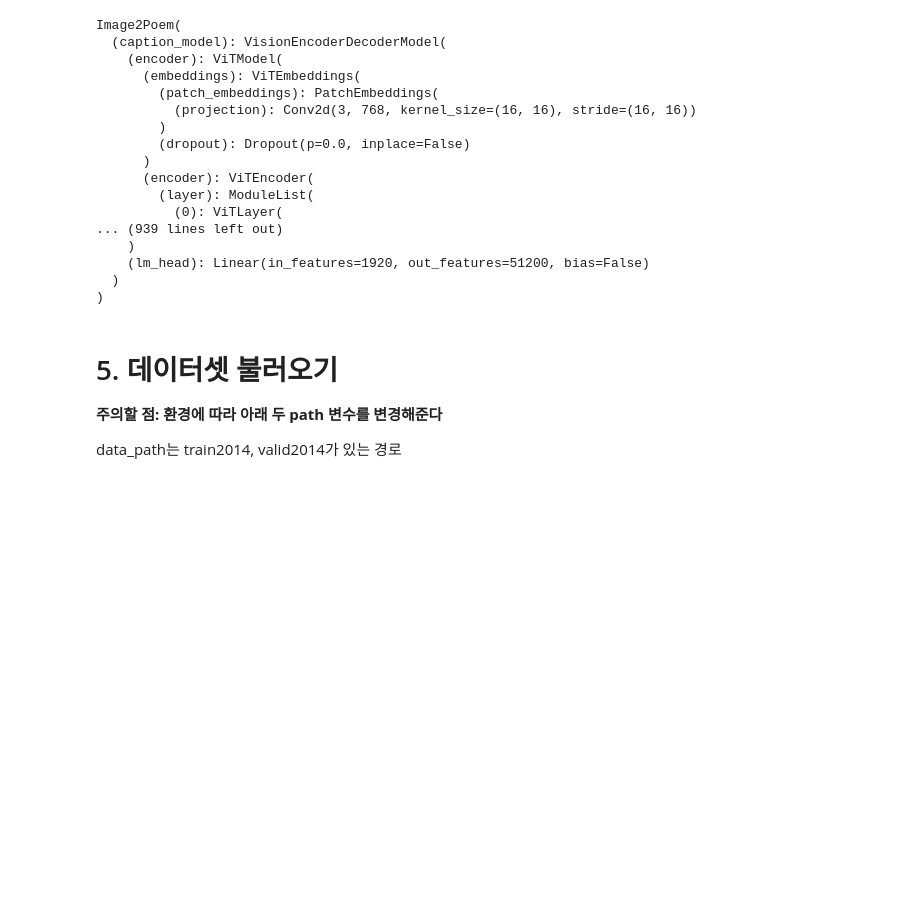
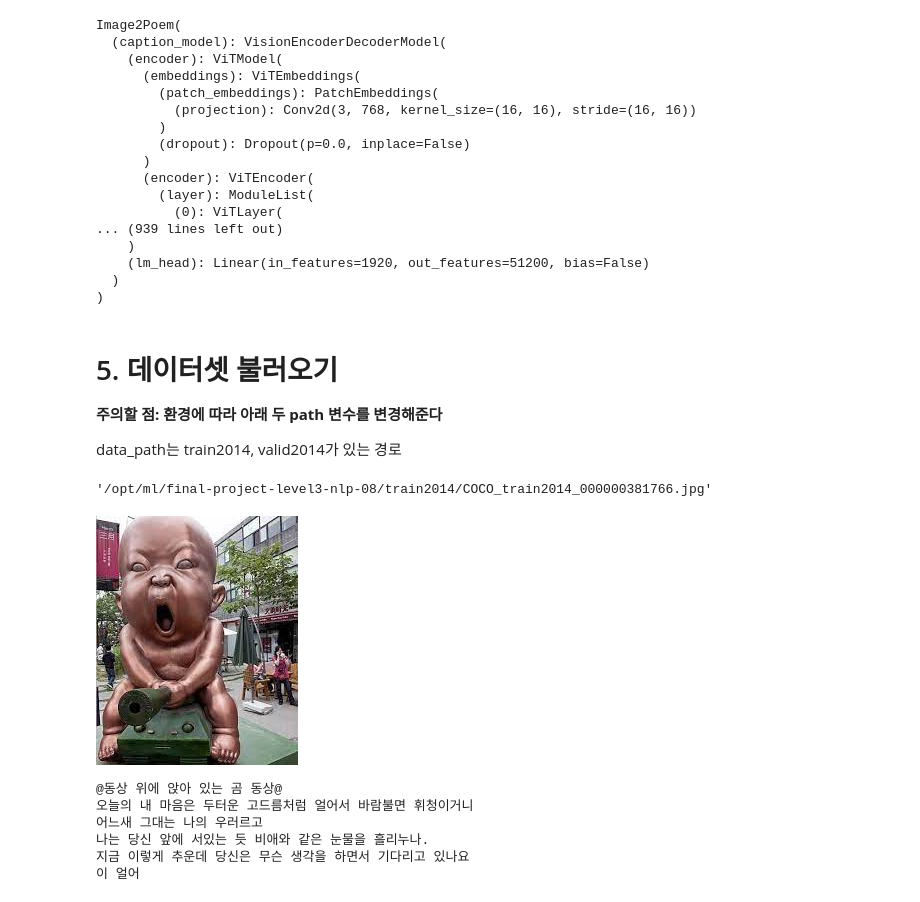
Before and after one commit to godjw/final-project-level3-nlp-08, a Jupyter notebook: prototype.ipynb, the cells around one changed output. Saved outputs shown, nothing was run; the diff lists cells and outputs as text; code cells hidden in the pictures; blank space fills up the shorter version.

```diff
--- a/prototype.ipynb
+++ b/prototype.ipynb
@@ -137,3 +148,7 @@ coco_data = coco_df
 train_df, val_df = train_test_split(coco_data, test_size=0.2, random_state=42)
 val_df = val_df.reset_index()
 img, label = val_df['img_paths'], val_df['labels']
+# %%
+img[0]
+# %% [output]
+'/opt/ml/final-project-level3-nlp-08/train2014/COCO_train2014_000000381766.jpg'
@@ -143 +169,12 @@ index = 270
+# %%
+display(Image2See("/opt/ml/testimage/dapo.jpg"))
+print(prototype_model("/opt/ml/testimage/dapo.jpg"))
+# %% [output]
+[figure, added]
+@동상 위에 앉아 있는 곰 동상@
+오늘의 내 마음은 두터운 고드름처럼 얼어서 바람불면 휘청이거니
+어느새 그대는 나의 우러르고
+나는 당신 앞에 서있는 듯 비애와 같은 눈물을 흘리누나.
+지금 이렇게 추운데 당신은 무슨 생각을 하면서 기다리고 있나요
+이 얼어
 # %%
```
Also changed, not shown: parts of 11 cells of this notebook, 3 other files.
